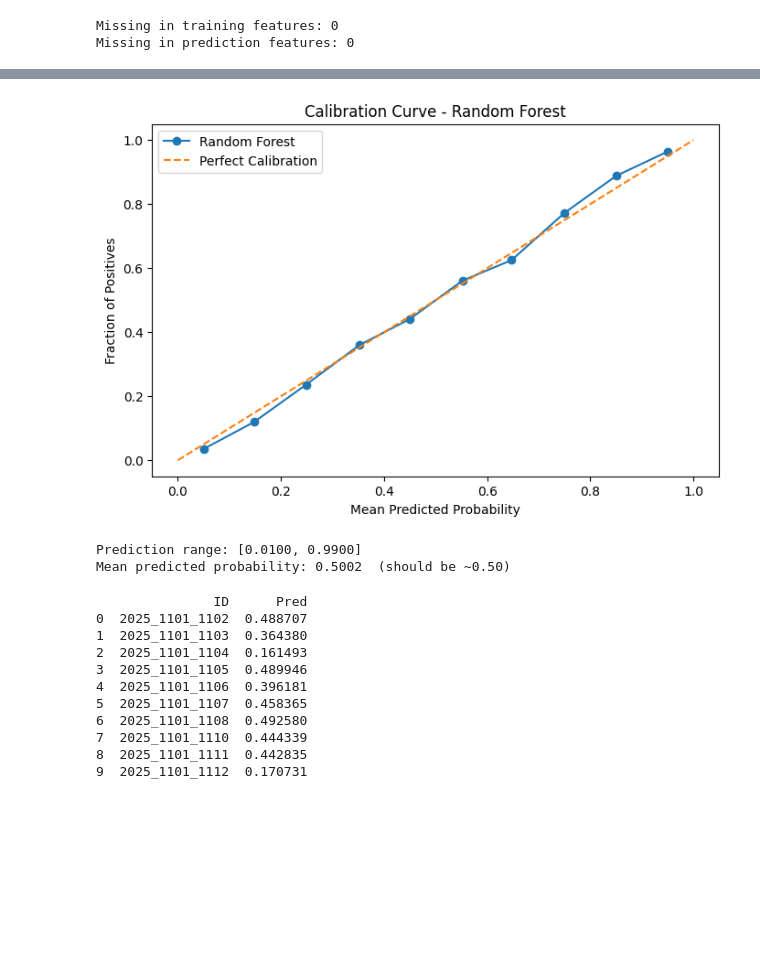
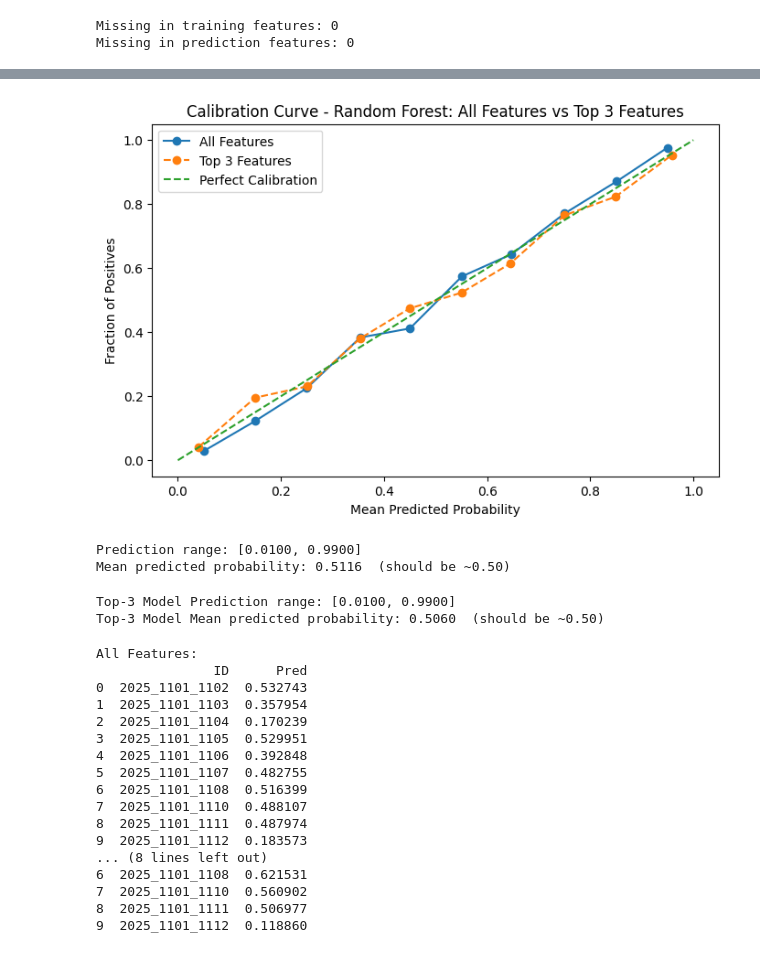
Before and after one commit to COMP3608-GROUP-9-PROJECT/COMP3608_PROJECT, a Jupyter notebook: RandomForest/RandomForest_model.ipynb, the cells around one changed output, grey strips where cells are left out. Drawn from its saved outputs; the diff is of its cells as text; code cells hidden in the pictures; blank space fills up the shorter version.

```diff
--- a/RandomForest/RandomForest_model.ipynb
+++ b/RandomForest/RandomForest_model.ipynb
@@ -146,7 +146,7 @@ Missing in prediction features: 0
 # Best hyperparameters from RandomizedSearchCV
 
 best_params = {
-    "n_estimators":      200,
+    "n_estimators":      300,
     "min_samples_leaf":  8,
     "max_depth":         10,
     "criterion":         "entropy",
@@ -301,19 +385,21 @@ plt.show()
 # %%
 fraction_of_positives, mean_predicted_value = calibration_curve(y, oof_probs, n_bins=10)
+fraction_of_positives_top3, mean_predicted_value_top3 = calibration_curve(y, oof_probs_top3, n_bins=10)
 
 plt.figure(figsize=(8, 5))
-plt.plot(mean_predicted_value, fraction_of_positives, marker='o', label='Random Forest')
+plt.plot(mean_predicted_value, fraction_of_positives, marker='o', label='All Features')
+plt.plot(mean_predicted_value_top3, fraction_of_positives_top3, marker='o', label='Top 3 Features', linestyle='--')
 plt.plot([0, 1], [0, 1], linestyle='--', label='Perfect Calibration')
 
-plt.title("Calibration Curve - Random Forest")
+plt.title("Calibration Curve - Random Forest: All Features vs Top 3 Features")
 plt.xlabel("Mean Predicted Probability")
 plt.ylabel("Fraction of Positives")
 plt.legend()
 plt.show()
 # %% [output]
-[figure, old version]
+[figure, new version]
 # %%
-# Generate submission predictions
+# Generate submission predictions for all features
 
 missing_pred_cols = [f for f in FEATURES if f not in df_pred.columns]
 if missing_pred_cols:
@@ -328,35 +414,67 @@ print(f"Prediction range: [{ensemble_probs.min():.4f}, {ensemble_probs.max():.4f
 print(f"Mean predicted probability: {ensemble_probs.mean():.4f}  (should be ~0.50)")
 # %% [output]
 Prediction range: [0.0100, 0.9900]
-Mean predicted probability: 0.5002  (should be ~0.50)
+Mean predicted probability: 0.5116  (should be ~0.50)
+# %%
+# Generate submission predictions for top 3 features
+
+missing_pred_cols_top3 = [f for f in TOP3_FEATURES if f not in df_pred.columns]
+if missing_pred_cols_top3:
+    print(f"Warning: top-3 features missing from prediction file: {missing_pred_cols_top3}")
+    for col in missing_pred_cols_top3:
+        df_pred[col] = 0
+
+X_pred_top3 = df_pred[TOP3_FEATURES]
+ensemble_probs_top3 = np.clip(final_rf_model_top3.predict_proba(X_pred_top3)[:, 1], 0.01, 0.99)
+
+print(f"Top-3 Model Prediction range: [{ensemble_probs_top3.min():.4f}, {ensemble_probs_top3.max():.4f}]")
+print(f"Top-3 Model Mean predicted probability: {ensemble_probs_top3.mean():.4f}  (should be ~0.50)")
+# %% [output]
+Top-3 Model Prediction range: [0.0100, 0.9900]
+Top-3 Model Mean predicted probability: 0.5060  (should be ~0.50)
 # %%
 #  Build submission dataframe
 
 if "ID" in df_pred.columns:
     submission = df_pred[["ID"]].copy()
+    submission_top3 = df_pred[["ID"]].copy()
 else:
     # Build ID from Season + TeamID columns
-    submission = pd.DataFrame()
-    submission["ID"] = (
+    id_col = (
         df_pred["Season"].astype(str) + "_" +
         df_pred["T1TeamID"].astype(str) + "_" +
         df_pred["T2TeamID"].astype(str)
     )
 
+    submission = pd.DataFrame({"ID": id_col})
+    submission_top3 = pd.DataFrame({"ID": id_col})
+
 submission["Pred"] = ensemble_probs
+submission_top3["Pred"] = ensemble_probs_top3
+
+print("All Features:")
 print(submission.head(10))
+
+print("Top-3 Features:")
+print(submission_top3.head(10))
 # %% [output]
+All Features:
                ID      Pred
-0  2025_1101_1102  0.488707
-1  2025_1101_1103  0.364380
-2  2025_1101_1104  0.161493
-3  2025_1101_1105  0.489946
-4  2025_1101_1106  0.396181
-5  2025_1101_1107  0.458365
-6  2025_1101_1108  0.492580
-7  2025_1101_1110  0.444339
-8  2025_1101_1111  0.442835
-9  2025_1101_1112  0.170731
+0  2025_1101_1102  0.532743
+1  2025_1101_1103  0.357954
+2  2025_1101_1104  0.170239
+3  2025_1101_1105  0.529951
+4  2025_1101_1106  0.392848
+5  2025_1101_1107  0.482755
+6  2025_1101_1108  0.516399
+7  2025_1101_1110  0.488107
+8  2025_1101_1111  0.487974
+9  2025_1101_1112  0.183573
+... (8 lines left out)
+6  2025_1101_1108  0.621531
+7  2025_1101_1110  0.560902
+8  2025_1101_1111  0.506977
+9  2025_1101_1112  0.118860
 # %%
 # Save submission
 
```
Also changed, not shown: parts of 10 cells of this notebook.
